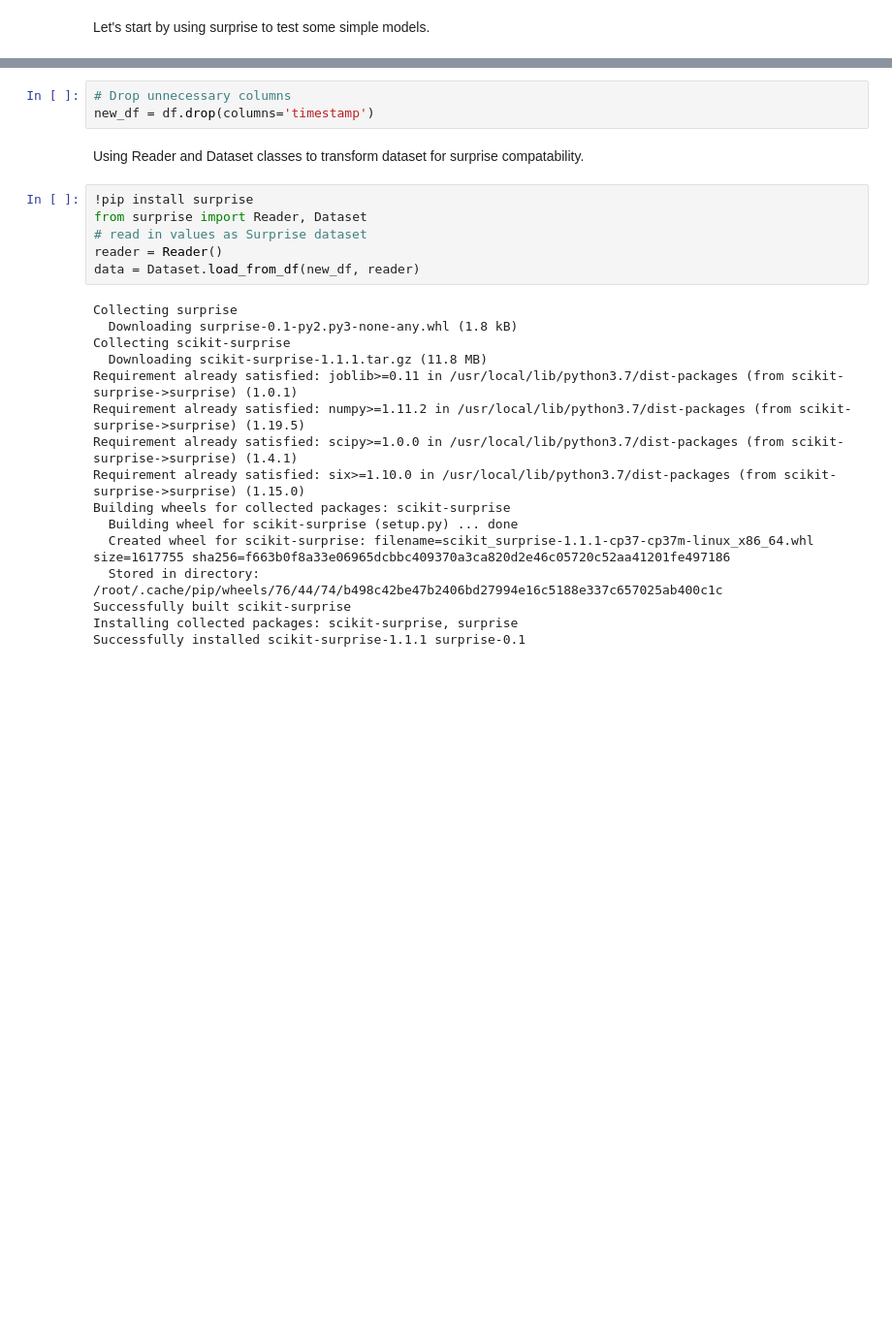
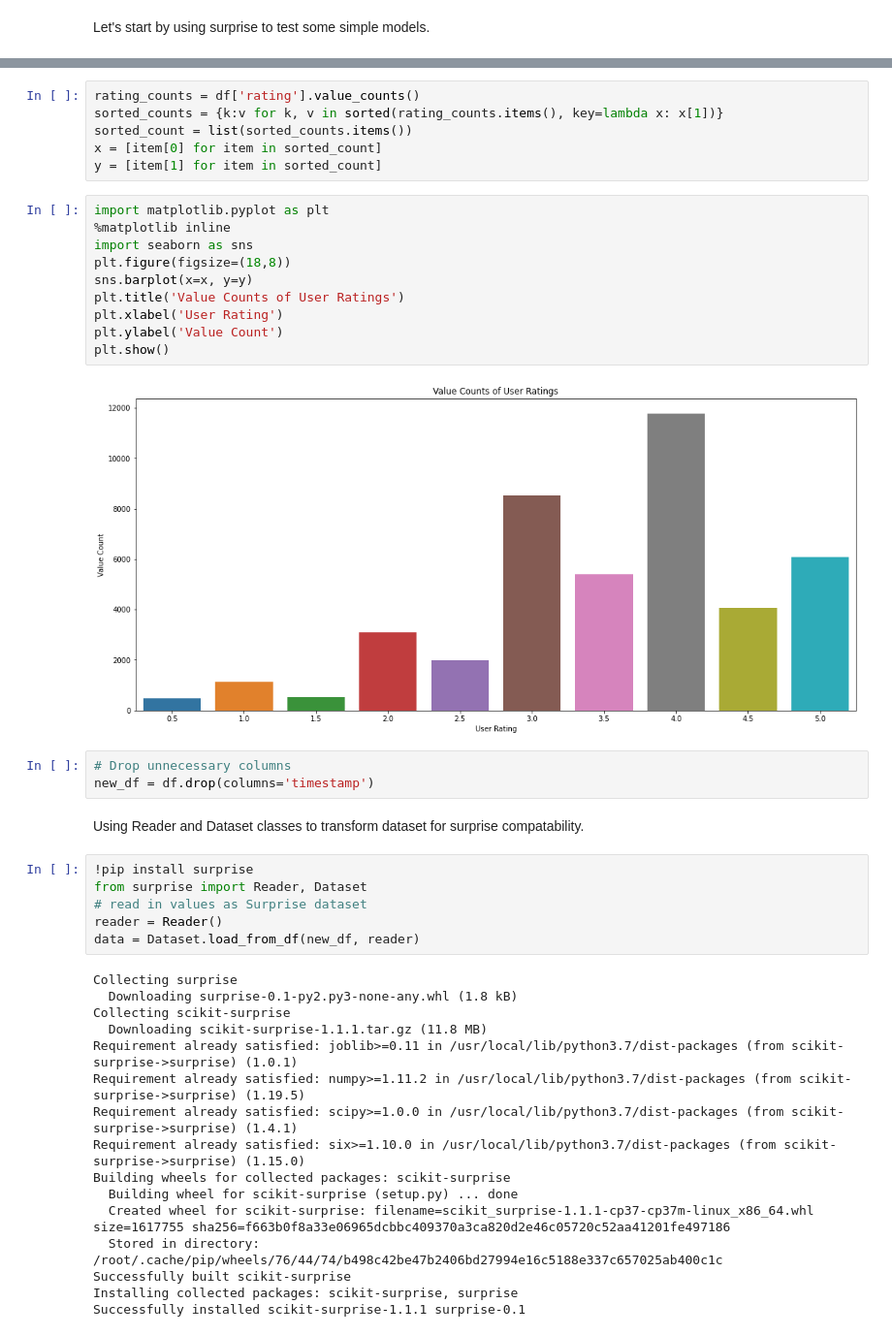
Before and after one commit to JonahFlateman/MovieLens-Recommendation-System, a Jupyter notebook: mod4_project-colab.ipynb, the cells around one changed output, grey strips where cells are left out. Shown at 97% size. Cells and saved outputs as stored; diff of their text form; blank space fills up the shorter version.

```diff
--- a/mod4_project-colab.ipynb
+++ b/mod4_project-colab.ipynb
@@ -30,3 +30,21 @@ df.head()
+# %%
+rating_counts = df['rating'].value_counts()
+sorted_counts = {k:v for k, v in sorted(rating_counts.items(), key=lambda x: x[1])}
+sorted_count = list(sorted_counts.items())
+x = [item[0] for item in sorted_count]
+y = [item[1] for item in sorted_count]
+# %%
+import matplotlib.pyplot as plt
+%matplotlib inline
+import seaborn as sns
+plt.figure(figsize=(18,8))
+sns.barplot(x=x, y=y)
+plt.title('Value Counts of User Ratings')
+plt.xlabel('User Rating')
+plt.ylabel('Value Count')
+plt.show()
+# %% [output]
+[figure, added]
 # %%
 # Drop unnecessary columns
 new_df = df.drop(columns='timestamp')
```
Also changed, not shown: parts of 2 cells of this notebook.
